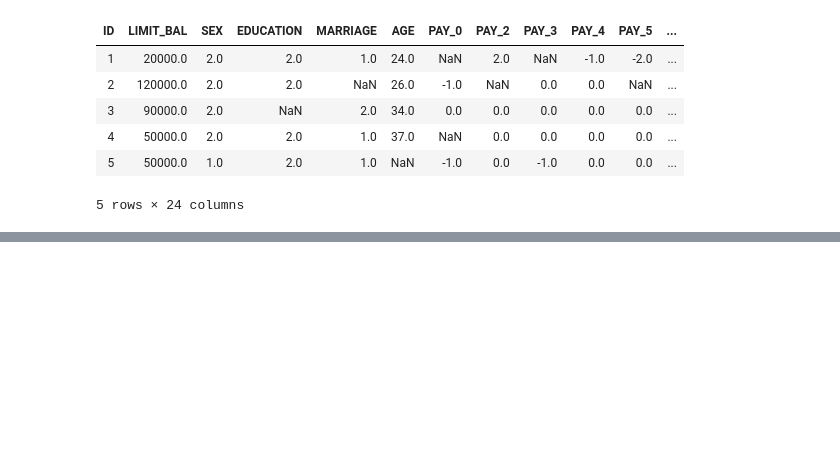
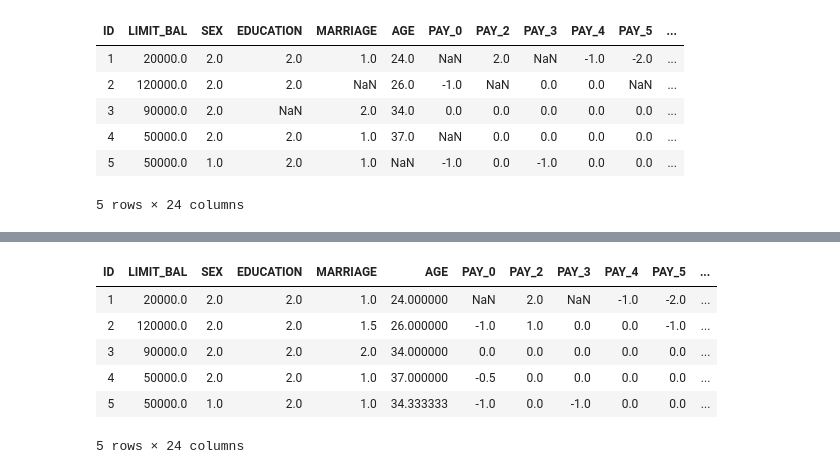
Before and after one commit to ZipCodeCore/DataEngineering.Labs.Libraries, a Jupyter notebook: Pandas - Part 5 (handling missing data - continued)/Pandas Basics - Pt. 5.ipynb, the cells around one changed output, grey strips where cells are left out. Cells and saved outputs as stored; diff of their text form; code cells hidden in the pictures; blank space fills up the shorter version.

```diff
--- a/Pandas - Part 5 (handling missing data - continued)/Pandas Basics - Pt. 5.ipynb
+++ b/Pandas - Part 5 (handling missing data - continued)/Pandas Basics - Pt. 5.ipynb
@@ -49,0 +87,13 @@ data.head()
+# %%
+#fill the NaNs with interpolated values. Double check the NaN counts after doing this and see if anything seems off.
+
+interpolated = data.interpolate()
+interpolated.head()
+# %% [output]
+| ID | LIMIT_BAL | SEX | EDUCATION | MARRIAGE | AGE | PAY_0 | PAY_2 | PAY_3 | PAY_4 | PAY_5 | ... |
+| 1 | 20000.0 | 2.0 | 2.0 | 1.0 | 24.000000 | NaN | 2.0 | NaN | -1.0 | -2.0 | ... |
+| 2 | 120000.0 | 2.0 | 2.0 | 1.5 | 26.000000 | -1.0 | 1.0 | 0.0 | 0.0 | -1.0 | ... |
+| 3 | 90000.0 | 2.0 | 2.0 | 2.0 | 34.000000 | 0.0 | 0.0 | 0.0 | 0.0 | 0.0 | ... |
+| 4 | 50000.0 | 2.0 | 2.0 | 1.0 | 37.000000 | -0.5 | 0.0 | 0.0 | 0.0 | 0.0 | ... |
+| 5 | 50000.0 | 1.0 | 2.0 | 1.0 | 34.333333 | -1.0 | 0.0 | -1.0 | 0.0 | 0.0 | ... |
+5 rows × 24 columns
```
Also changed, not shown: parts of 22 cells of this notebook.
